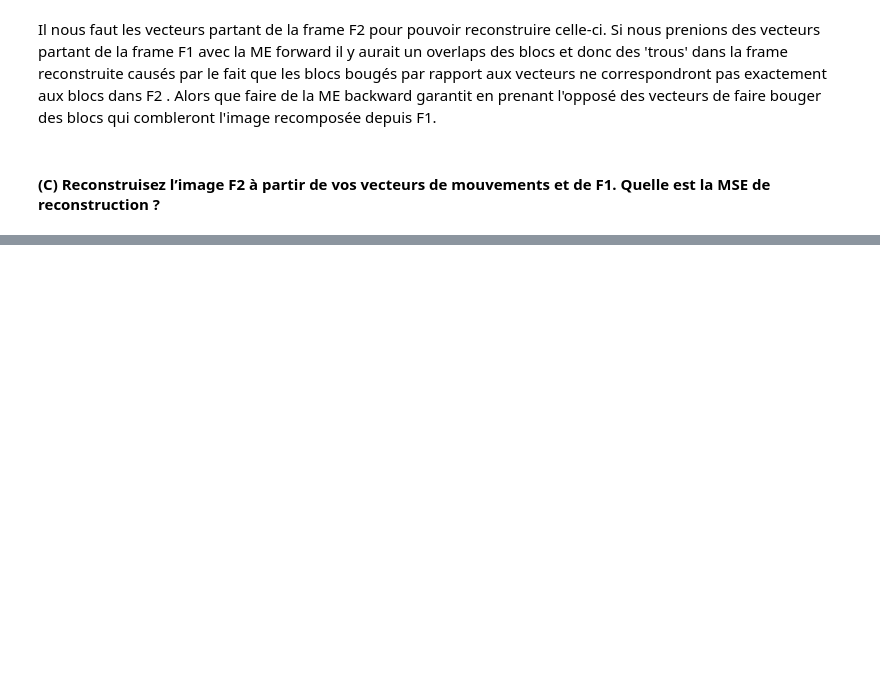
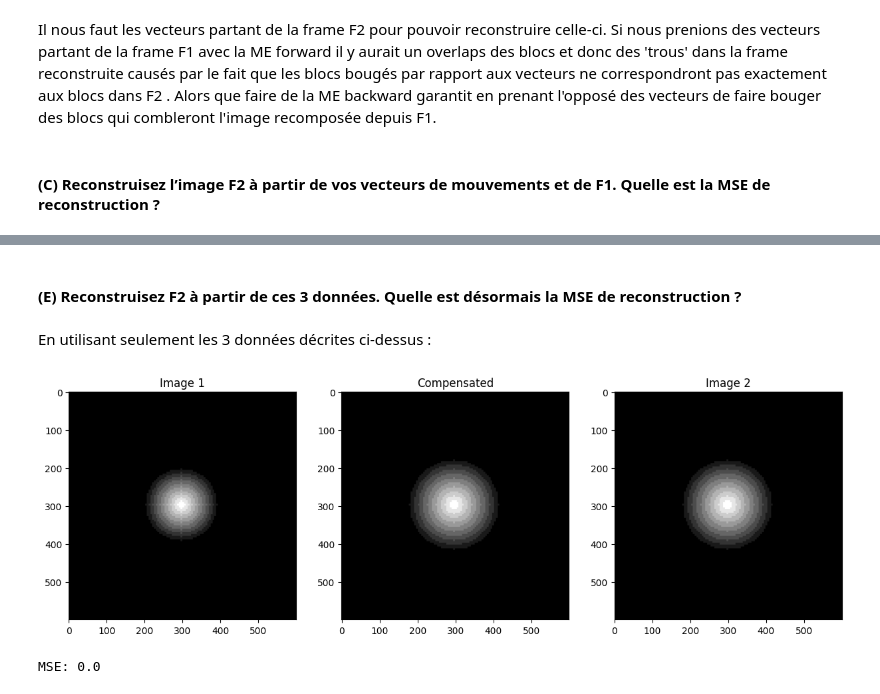
Before and after one commit to Coartix/VIdeoProcessing, a Jupyter notebook: Motion Compensation.ipynb, the cells around one changed output, grey strips where cells are left out. Drawn from its saved outputs; the diff is of its cells as text; code cells hidden in the pictures; blank space fills up the shorter version.

```diff
--- a/Motion Compensation.ipynb
+++ b/Motion Compensation.ipynb
@@ -142,0 +218,19 @@ Il nous faut les vecteurs partant de la frame F2 pour pouvoir reconstruire celle
+# %% [markdown]
+#### (E) Reconstruisez F2 à partir de ces 3 données. Quelle est désormais la MSE de reconstruction ?
+# %% [markdown]
+En utilisant seulement les 3 données décrites ci-dessus :
+# %%
+# Create the compensated image
+img2_compensated = compensation(vectors, img1, BLOCK_LEN)
+# Add the difference
+img2_compensated = img2_compensated + diff
+
+plotting3Axes(img1, img2, img2_compensated)
+# %% [output]
+[figure, added]
+# %%
+# Compute MSE
+mse = np.mean((img2.img - img2_compensated) ** 2)
+print('MSE:', mse)
+# %% [output]
+MSE: 0.0
```
Also changed, not shown: parts of 24 cells of this notebook.
